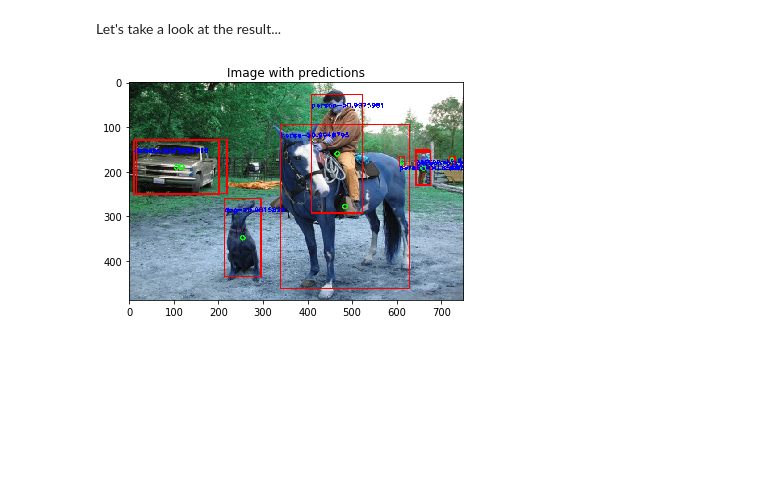
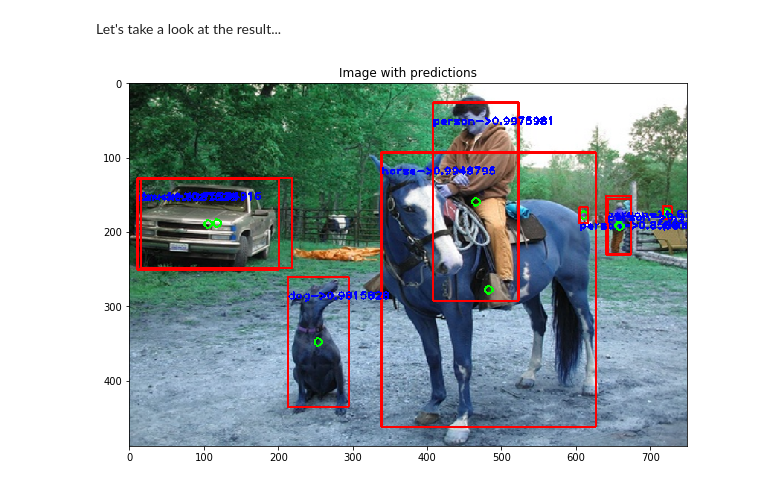
Before and after one commit to QMIND-Team/dair-Perception, a Jupyter notebook: Model Testing/Object Detection with YOLOv3.ipynb, the cells around one changed output. Saved outputs shown, nothing was run; the diff lists cells and outputs as text; code cells hidden in the pictures; blank space fills up the shorter version.

Commit message:
Update figure size

```diff
--- a/Model Testing/Object Detection with YOLOv3.ipynb
+++ b/Model Testing/Object Detection with YOLOv3.ipynb
@@ -91,8 +91,9 @@ for out in outs:
 # %% [markdown]
 Let's take a look at the result...
 # %%
-plt.imshow(img)
+plt.figure(figsize=(10,10))
+plt.imshow(img_result)
 plt.title('Image with predictions')
 plt.show()
 # %% [output]
-[figure, old version]
+[figure, new version]
```
Also changed, not shown: parts of 1 cell of this notebook.
